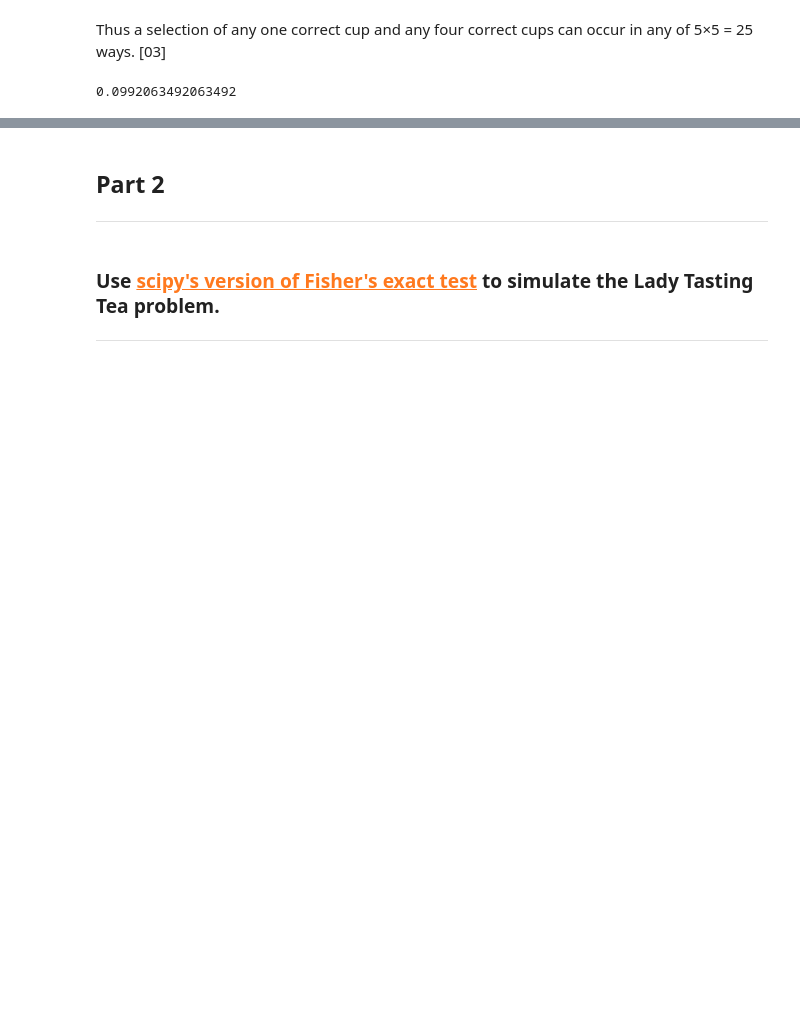
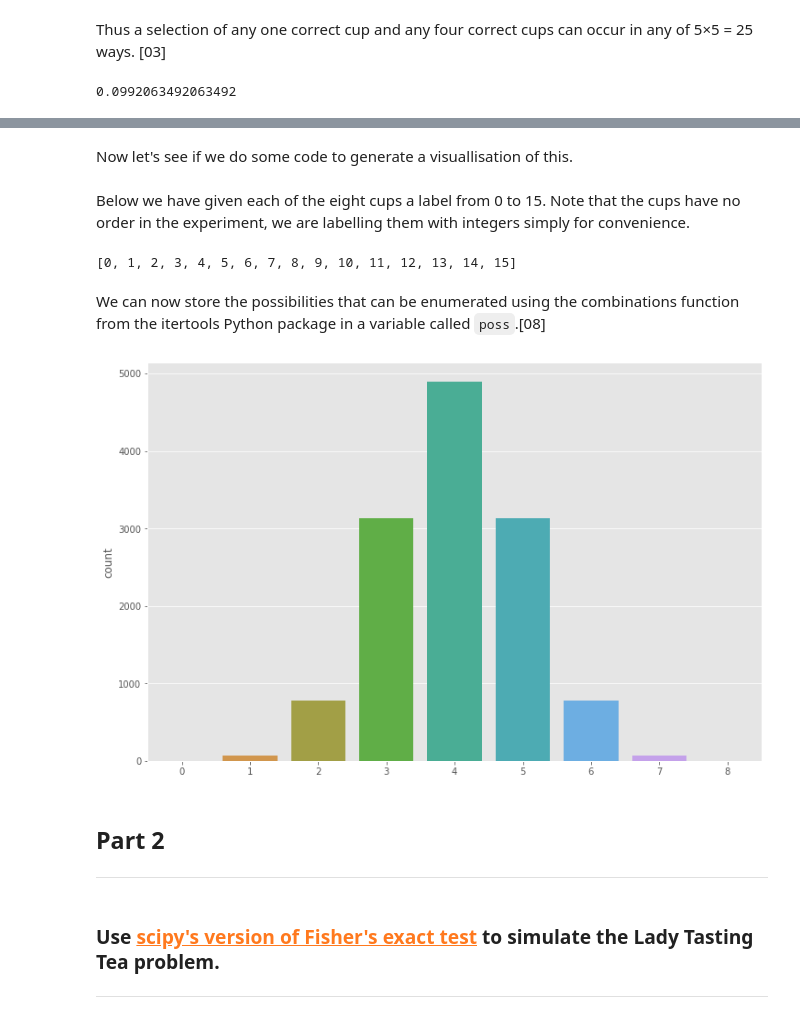
Before and after one commit to Cormac88/machine-learning-and-statistics, a Jupyter notebook: practicals/01-statistics-exercises.ipynb, the cells around one changed output, grey strips where cells are left out. Cells and saved outputs as stored; diff of their text form; code cells hidden in the pictures; blank space fills up the shorter version.

Commit message:
Fixing some code from week one. For the bonus question it required 16 cups for the lady to get one cup wrong. I also added some code to show the visuallisation of 16 cups

```diff
--- a/practicals/01-statistics-exercises.ipynb
+++ b/practicals/01-statistics-exercises.ipynb
@@ -145,3 +219,29 @@ The lady has less than a 1% chance to get 4/5 cups correct.
+# %% [markdown]
+Now let's see if we do some code to generate a visuallisation of this.
+# %% [markdown]
+Below we have given each of the eight cups a label from 0 to 15. Note that the cups have no order in the experiment, we are labelling them with integers simply for convenience.
+# %%
+# The 16 cups.
+
+cups = list(range(16))
+cups
+# %% [output]
+[0, 1, 2, 3, 4, 5, 6, 7, 8, 9, 10, 11, 12, 13, 14, 15]
+# %% [markdown]
+We can now store the possibilities that can be enumerated using the combinations function from the itertools Python package in a variable called `poss`.[08]
+# %%
+poss = list(itertools.combinations(cups, 8))
+# %%
+# Pick a random correct answer from the list of 70 to simulate the experiment.
+milkfirst = set(random.choice(poss))
+
+# Count the overlap between the correct answer, and each of the 70 possiblities.
+counts = [len(milkfirst & set(i)) for i in itertools.combinations(cups, 8)]
+
+# Creat the plot.
+sns.countplot(x=counts);
+# %% [output]
+[figure, added]
 # %% [markdown]
 ## Part 2
 
```
Also changed, not shown: parts of 17 cells of this notebook.
